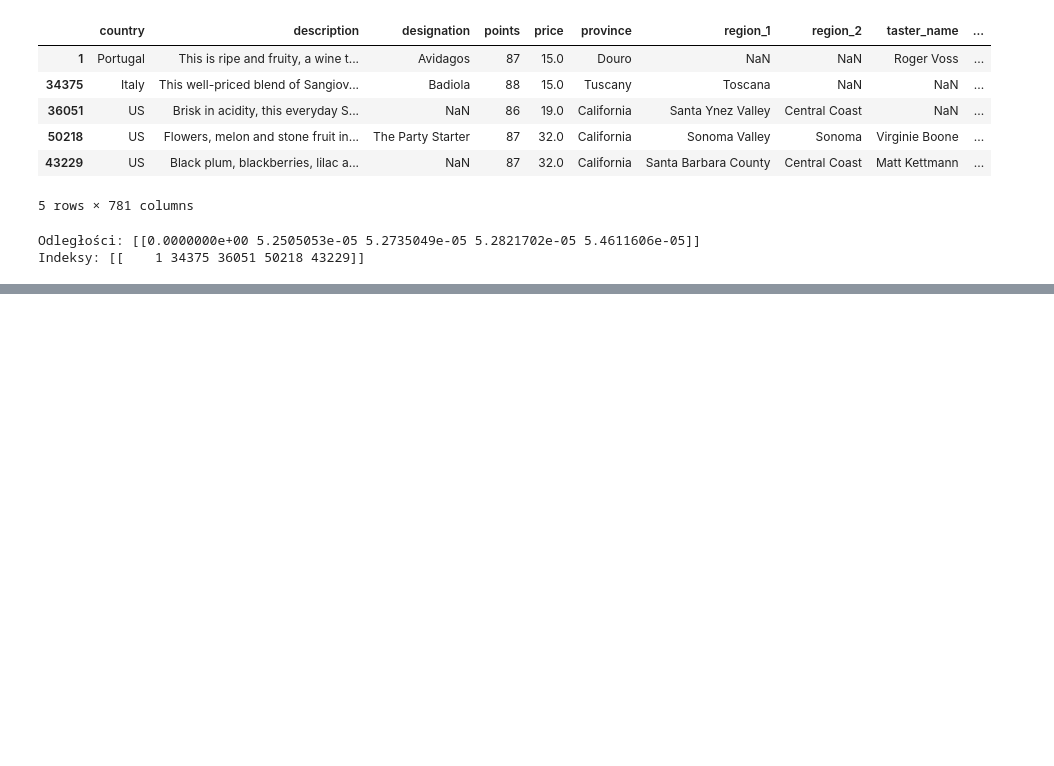
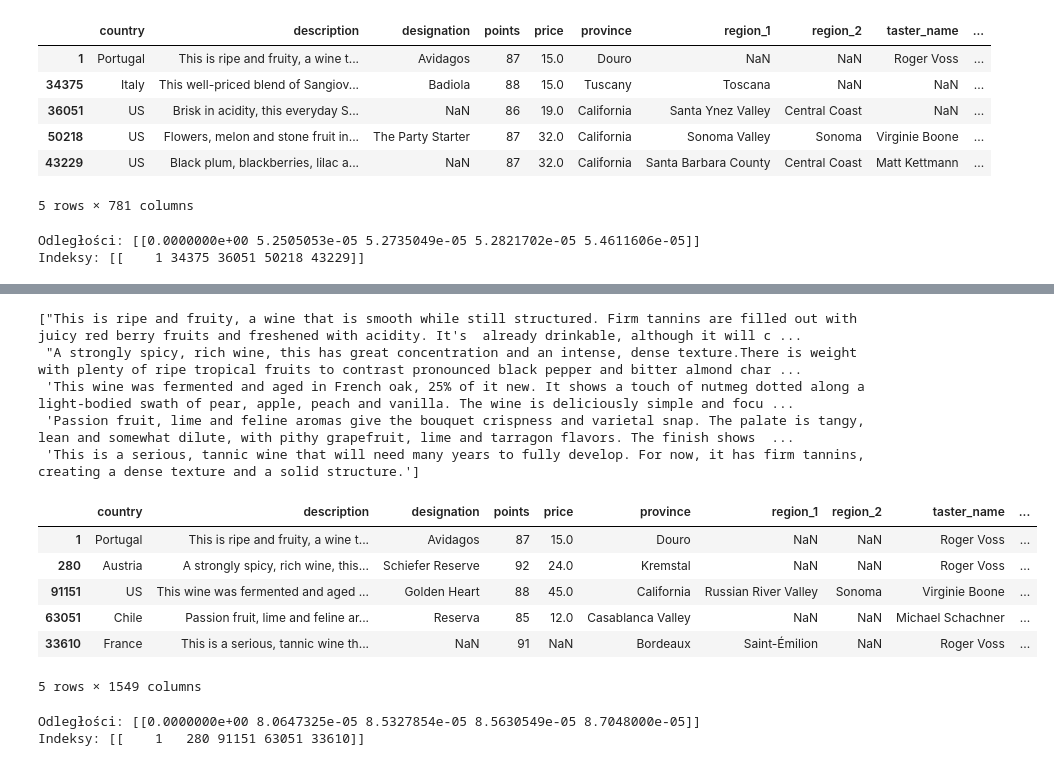
Before and after one commit to Msaters/projektUczenieMaszynowe, a Jupyter notebook: fais_model.ipynb, the cells around one changed output, grey strips where cells are left out. Saved outputs shown, nothing was run; the diff lists cells and outputs as text; code cells hidden in the pictures; blank space fills up the shorter version.

```diff
--- a/fais_model.ipynb
+++ b/fais_model.ipynb
@@ -227,0 +296,5 @@ Indeksy: [[    1 34375 36051 50218 43229]]
+# %%
+df_unchanged = pd.read_csv(CSV_FILEPATH, index_col=0)
+embeddings_Open_AI_api_df = pd.concat([df_unchanged, embeddings_Open_AI_api_df], axis=1)
+
+display(embeddings_Open_AI_api_df.head(), embeddings_Open_AI_api_df.shape)
@@ -227,0 +310,23 @@ Indeksy: [[    1 34375 36051 50218 43229]]
+# %%
+df_nums = fast_preprocess_df(embeddings_Open_AI_api_df)
+index, df_nums_array = build_faiss_index_from_df_nums(df_nums)
+D, I = find_similar_items(df_nums_array[1], k=5)
+display(get_wines_by_indices(I, embeddings_Open_AI_api_df))
+
+print(f"Odległości: {D}")
+print(f"Indeksy: {I}")
+# %% [output]
+["This is ripe and fruity, a wine that is smooth while still structured. Firm tannins are filled out with juicy red berry fruits and freshened with acidity. It's  already drinkable, although it will c ...
+ "A strongly spicy, rich wine, this has great concentration and an intense, dense texture.There is weight with plenty of ripe tropical fruits to contrast pronounced black pepper and bitter almond char ...
+ 'This wine was fermented and aged in French oak, 25% of it new. It shows a touch of nutmeg dotted along a light-bodied swath of pear, apple, peach and vanilla. The wine is deliciously simple and focu ...
+ 'Passion fruit, lime and feline aromas give the bouquet crispness and varietal snap. The palate is tangy, lean and somewhat dilute, with pithy grapefruit, lime and tarragon flavors. The finish shows  ...
+ 'This is a serious, tannic wine that will need many years to fully develop. For now, it has firm tannins, creating a dense texture and a solid structure.']
+|  | country | description | designation | points | price | province | region_1 | region_2 | taster_name | ... |
+| 1 | Portugal | This is ripe and fruity, a wine t... | Avidagos | 87 | 15.0 | Douro | NaN | NaN | Roger Voss | ... |
+| 280 | Austria | A strongly spicy, rich wine, this... | Schiefer Reserve | 92 | 24.0 | Kremstal | NaN | NaN | Roger Voss | ... |
+| 91151 | US | This wine was fermented and aged ... | Golden Heart | 88 | 45.0 | California | Russian River Valley | Sonoma | Virginie Boone | ... |
+| 63051 | Chile | Passion fruit, lime and feline ar... | Reserva | 85 | 12.0 | Casablanca Valley | NaN | NaN | Michael Schachner | ... |
+| 33610 | France | This is a serious, tannic wine th... | NaN | 91 | NaN | Bordeaux | Saint-Émilion | NaN | Roger Voss | ... |
+5 rows × 1549 columns
+Odległości: [[0.0000000e+00 8.0647325e-05 8.5327854e-05 8.5630549e-05 8.7048000e-05]]
+Indeksy: [[    1   280 91151 63051 33610]]
```
Also changed, not shown: parts of 8 cells of this notebook, 5 other files.
